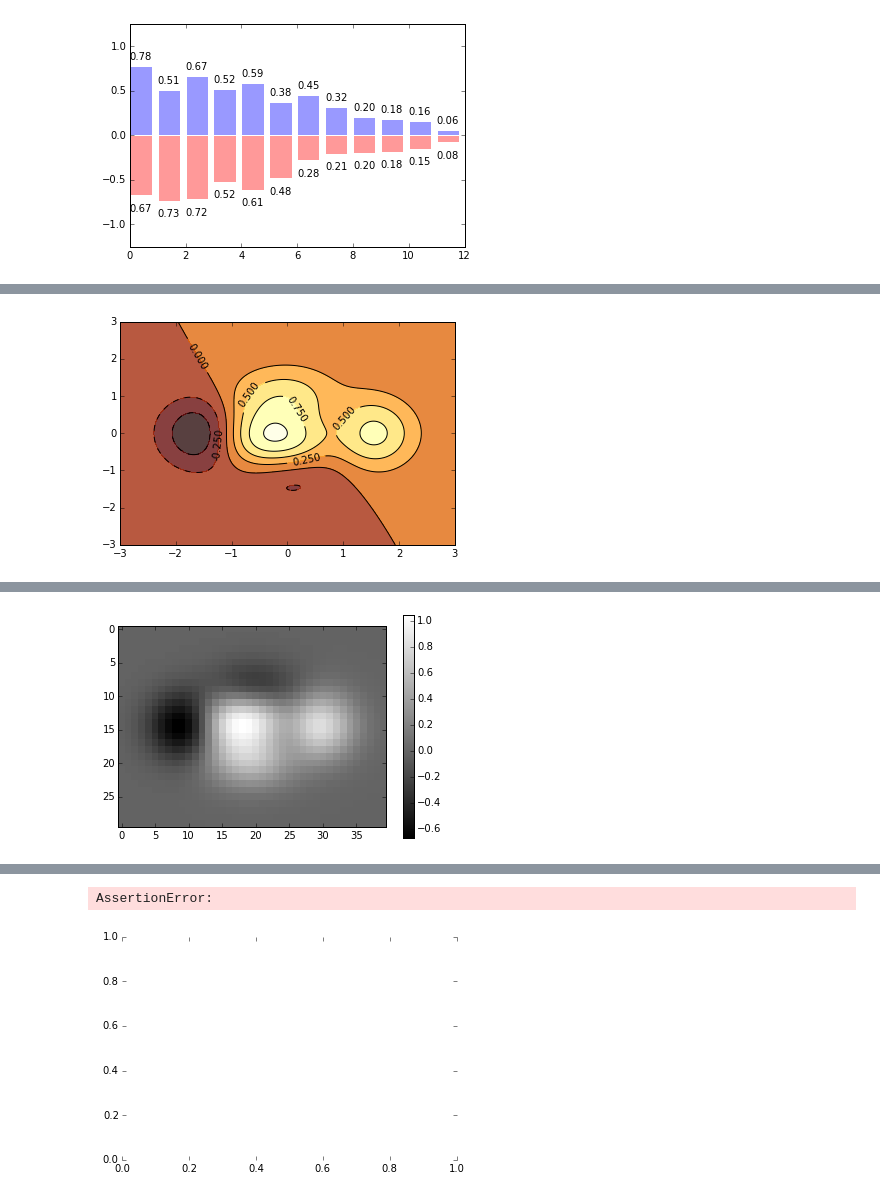
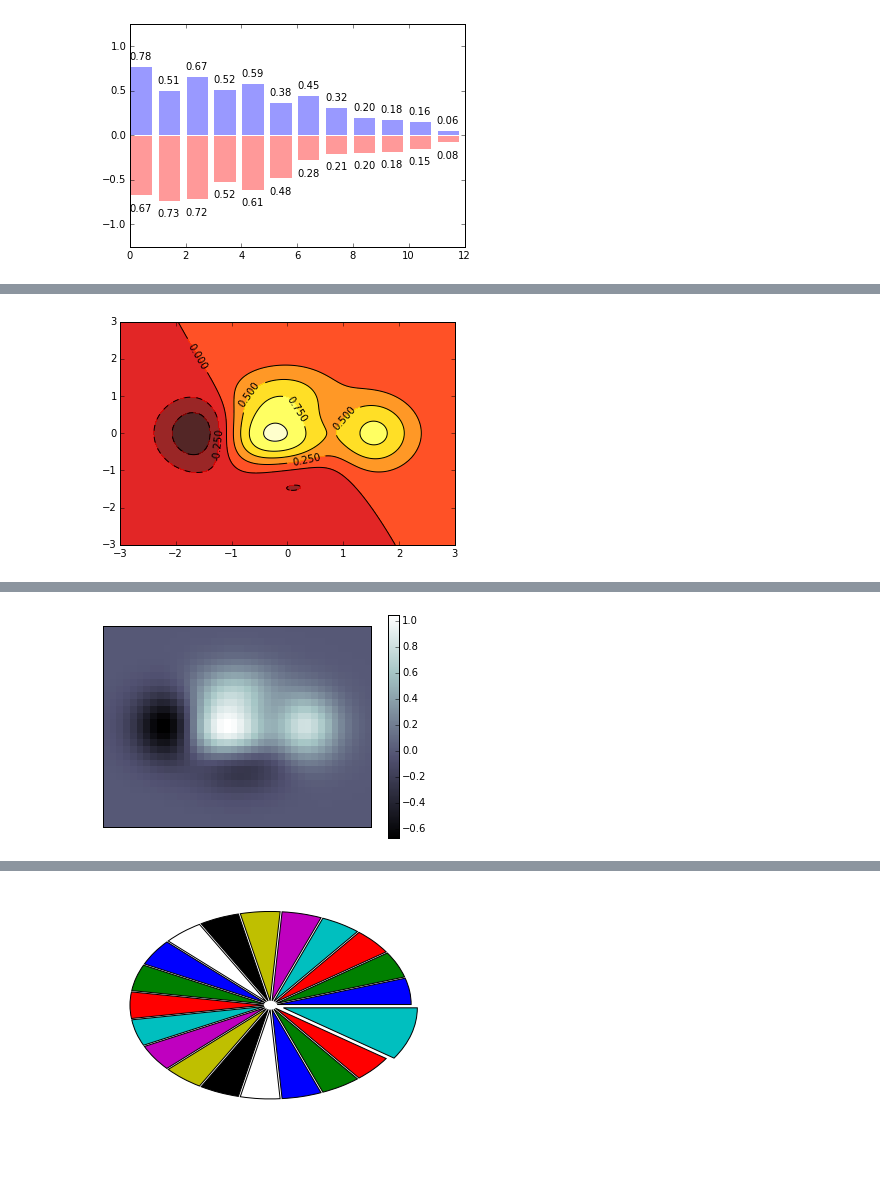
Before and after one commit to Jonathan-Adams2015/csci-2000-personal, a Jupyter notebook: matplotlib/matplotlib_exercises.ipynb, the cells around one changed output, grey strips where cells are left out. Saved outputs shown, nothing was run; the diff lists cells and outputs as text; code cells hidden in the pictures; blank space fills up the shorter version.

```diff
--- a/matplotlib/matplotlib_exercises.ipynb
+++ b/matplotlib/matplotlib_exercises.ipynb
@@ -139,19 +138,17 @@ You need to use the [clabel](http://matplotlib.sourceforge.net/api/pyplot_api.ht
 # %%
 def f(x,y): return (1-x/2+x**5+y**3)*np.exp(-x**2-y**2)
 
 n = 256
 x = np.linspace(-3,3,n)
 y = np.linspace(-3,3,n)
 X,Y = np.meshgrid(x,y)
 
-plt.contourf(X, Y, f(X,Y), 8, alpha=0.75, cmap='afmhot')
+plt.contourf(X, Y, f(X,Y), 8, alpha=0.85, cmap='hot')
 C = plt.contour(X, Y, f(X,Y), 8, colors='black', linewidth=.5)
 plt.clabel(C, inline=1, fontsize=10)
 plt.show()
-
-#Kinda pale
 # %% [output]
-[figure, old version]
+[figure, new version]
 # %% [markdown]
 ## Imshow
 
@@ -178,15 +175,15 @@ n = 10
 x = np.linspace(-3,3,4*n)
 y = np.linspace(-3,3,3*n)
 X,Y = np.meshgrid(x,y)
-plt.gray()
 
-plt.imshow(f(X,Y), interpolation="nearest")
+plt.xticks([])
+plt.yticks([])
+plt.imshow(f(X,Y), interpolation="nearest", cmap='bone')
+plt.gca().invert_yaxis()
 plt.colorbar()
 plt.show()
-
-#In grayscale; no blue
 # %% [output]
-[figure, old version]
+[figure, new version]
 # %% [markdown]
 ## Pie Chart
 
@@ -204,14 +201,13 @@ plt.show()
 You need to modify Z.
 # %%
 n = 20
-Z = np.random.uniform(0,1,n)
+Z = np.ones(n)
+Z[-1]=2
+plt.pie(Z, explode=Z*0.05)
 
-plt.pie(Z, explode='0.1')
 plt.show()
-#Doesn't want to explode, can't get started on colors
 # %% [output]
-AssertionError:
-[figure, old version]
+[figure, new version]
 # %% [markdown]
 ## Quiver Plot
 
```
Also changed, not shown: parts of 6 cells of this notebook, 7 other files.
